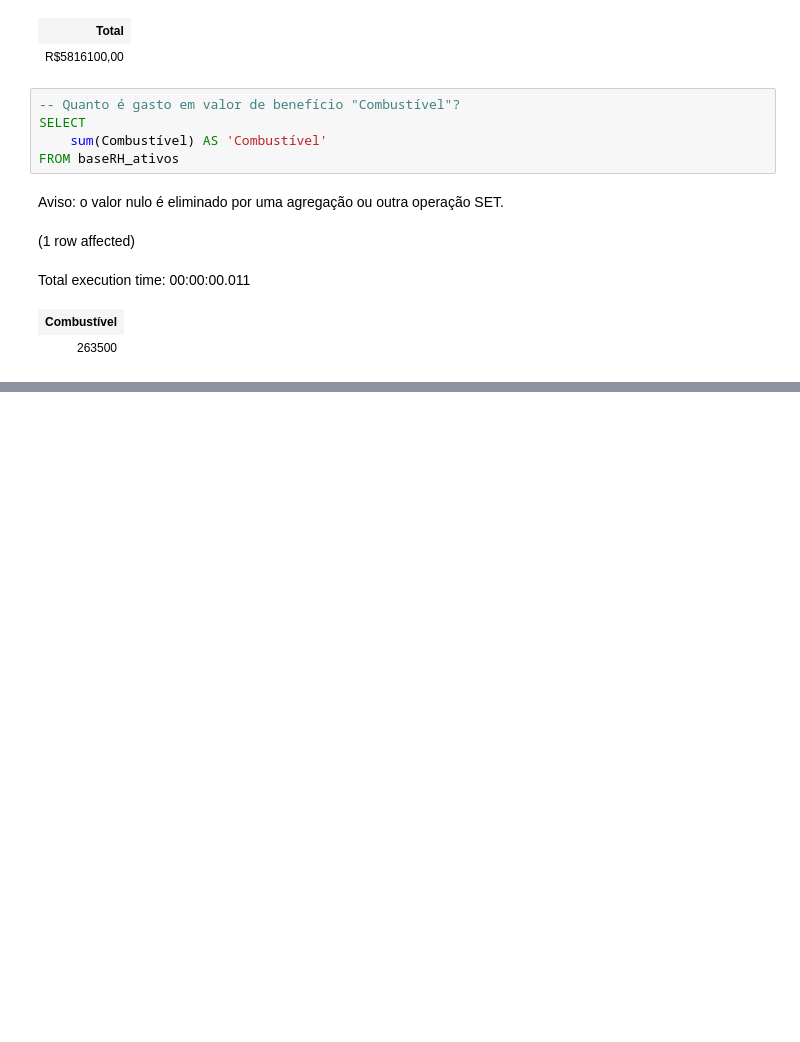
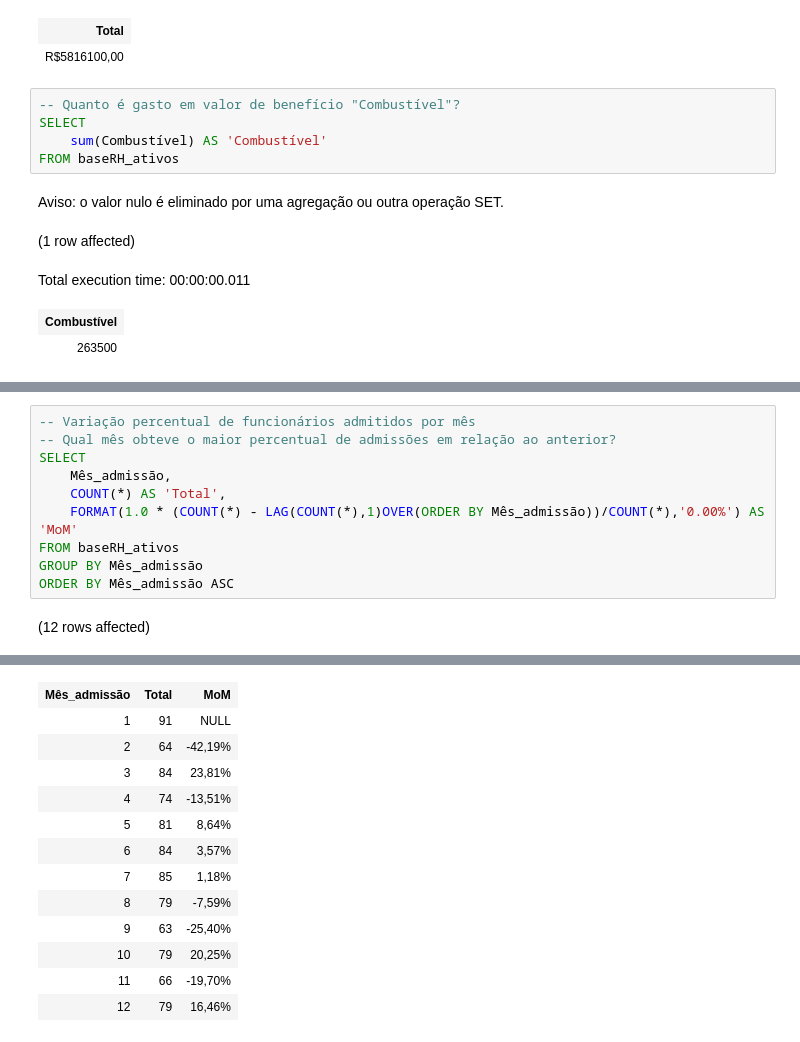
Before and after one commit to AlbertoFAraujo/SQL_People_analytics, a Jupyter notebook: people_analytics_EDA.ipynb, the cells around one changed output, grey strips where cells are left out. Cells and saved outputs as stored; diff of their text form; blank space fills up the shorter version.

```diff
--- a/people_analytics_EDA.ipynb
+++ b/people_analytics_EDA.ipynb
@@ -206,0 +225,12 @@ Total execution time: 00:00:00.011
+# %%
+-- Variação percentual de funcionários admitidos por mês
+-- Qual mês obteve o maior percentual de admissões em relação ao anterior?
+SELECT
+    Mês_admissão,
+    COUNT(*) AS 'Total',
+    FORMAT(1.0 * (COUNT(*) - LAG(COUNT(*),1)OVER(ORDER BY Mês_admissão))/COUNT(*),'0.00%') AS 'MoM'
+FROM baseRH_ativos
+GROUP BY Mês_admissão
+ORDER BY Mês_admissão ASC
+# %% [output]
+(12 rows affected)
@@ -206,0 +238,13 @@ Total execution time: 00:00:00.011
+| Mês_admissão | Total | MoM |
+| 1 | 91 | NULL |
+| 2 | 64 | -42,19% |
+| 3 | 84 | 23,81% |
+| 4 | 74 | -13,51% |
+| 5 | 81 | 8,64% |
+| 6 | 84 | 3,57% |
+| 7 | 85 | 1,18% |
+| 8 | 79 | -7,59% |
+| 9 | 63 | -25,40% |
+| 10 | 79 | 20,25% |
+| 11 | 66 | -19,70% |
+| 12 | 79 | 16,46% |
```
Also changed, not shown: parts of 3 cells of this notebook.
